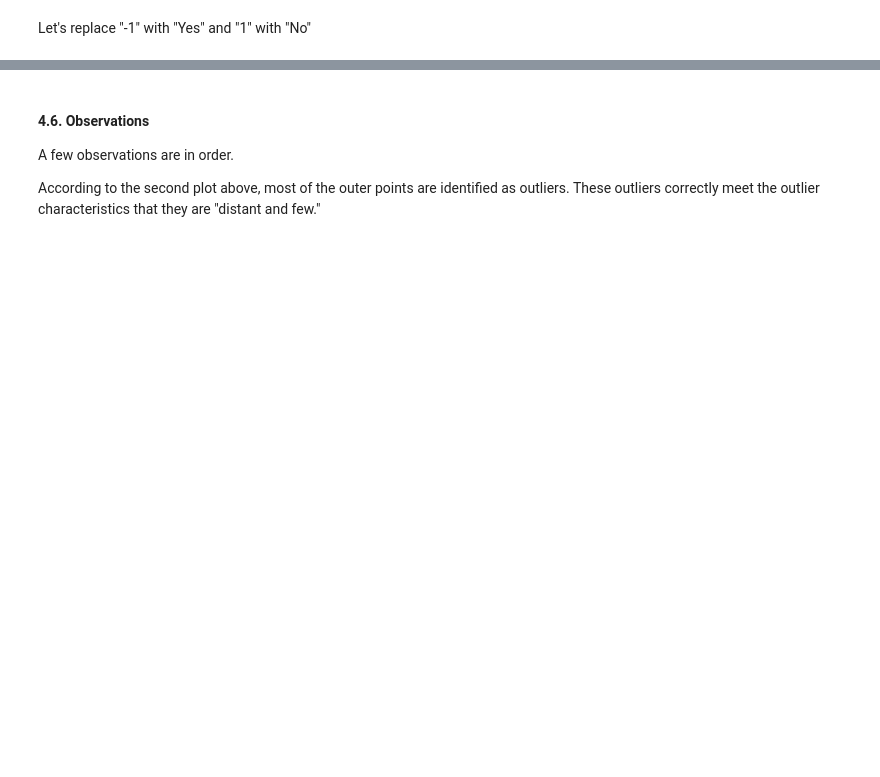
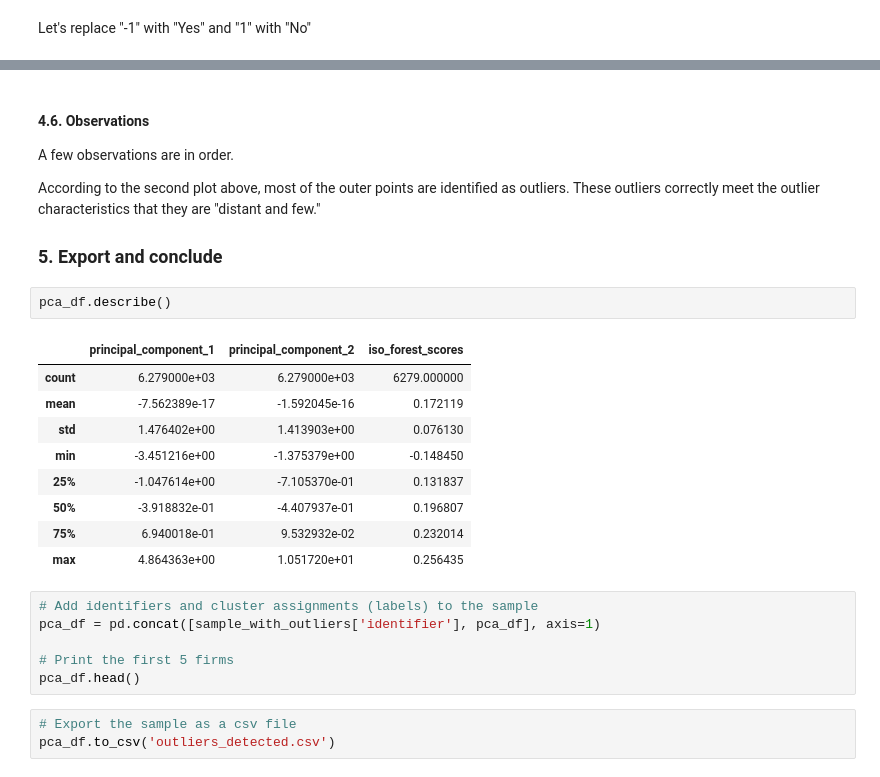
Before and after one commit to youngdataspace/Detect-Outliers-Using-Isolation-Forest, a Jupyter notebook: detect_outliers.ipynb, the cells around one changed output, grey strips where cells are left out. Drawn from its saved outputs; the diff is of its cells as text; blank space fills up the shorter version.

```diff
--- a/detect_outliers.ipynb
+++ b/detect_outliers.ipynb
@@ -310,3 +317,26 @@ plot_firms(dataframe=pca_df, title="Isolation Forest Scores", color='iso_forest_
 A few observations are in order.
 
 According to the second plot above, most of the outer points are identified as outliers. These outliers correctly meet the outlier characteristics that they are "distant and few."
+
+### 5. Export and conclude
+# %%
+pca_df.describe()
+# %% [output]
+|  | principal_component_1 | principal_component_2 | iso_forest_scores |
+| count | 6.279000e+03 | 6.279000e+03 | 6279.000000 |
+| mean | -7.562389e-17 | -1.592045e-16 | 0.172119 |
+| std | 1.476402e+00 | 1.413903e+00 | 0.076130 |
+| min | -3.451216e+00 | -1.375379e+00 | -0.148450 |
+| 25% | -1.047614e+00 | -7.105370e-01 | 0.131837 |
+| 50% | -3.918832e-01 | -4.407937e-01 | 0.196807 |
+| 75% | 6.940018e-01 | 9.532932e-02 | 0.232014 |
+| max | 4.864363e+00 | 1.051720e+01 | 0.256435 |
+# %%
+# Add identifiers and cluster assignments (labels) to the sample
+pca_df = pd.concat([sample_with_outliers['identifier'], pca_df], axis=1)
+
+# Print the first 5 firms
+pca_df.head()
+# %%
+# Export the sample as a csv file
+pca_df.to_csv('outliers_detected.csv')
```
Also changed, not shown: parts of 8 cells of this notebook.
